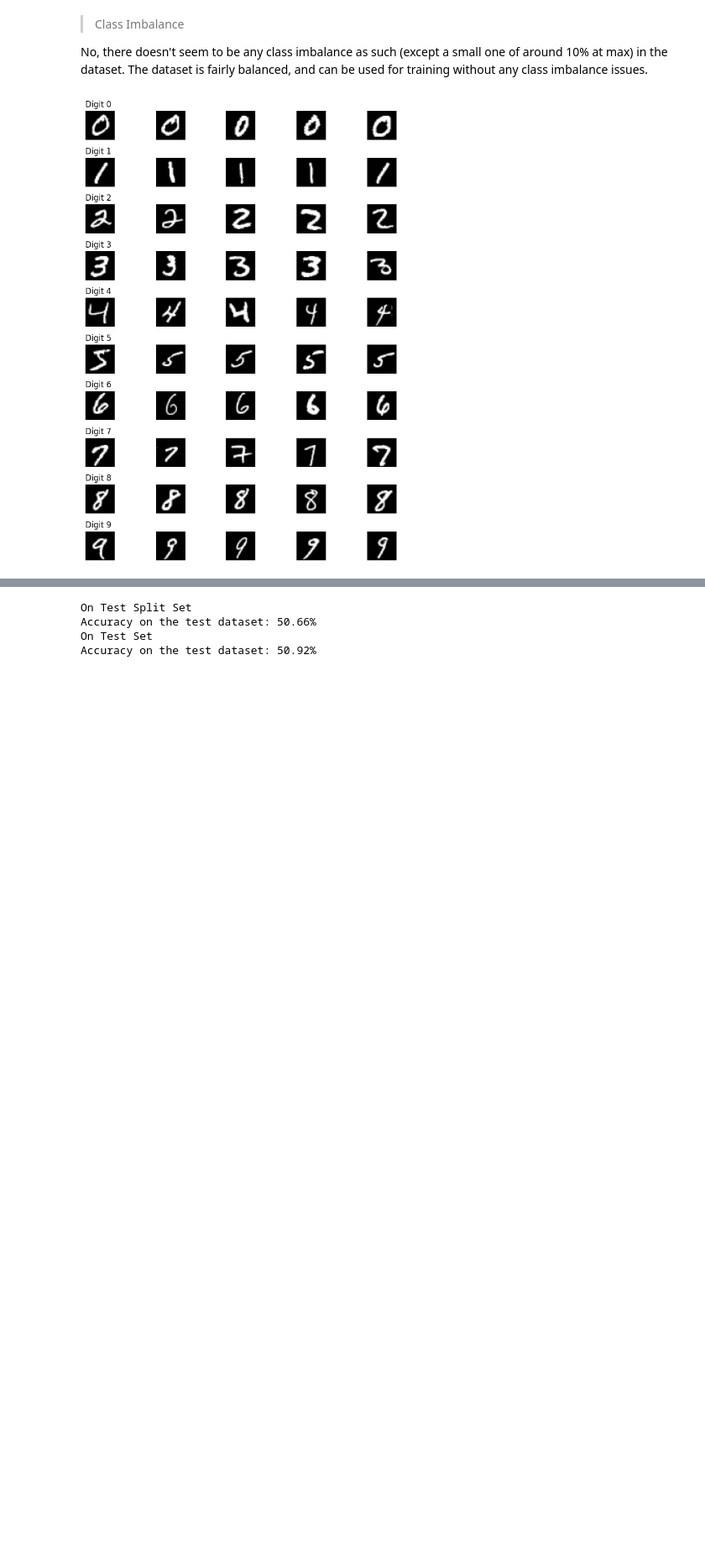
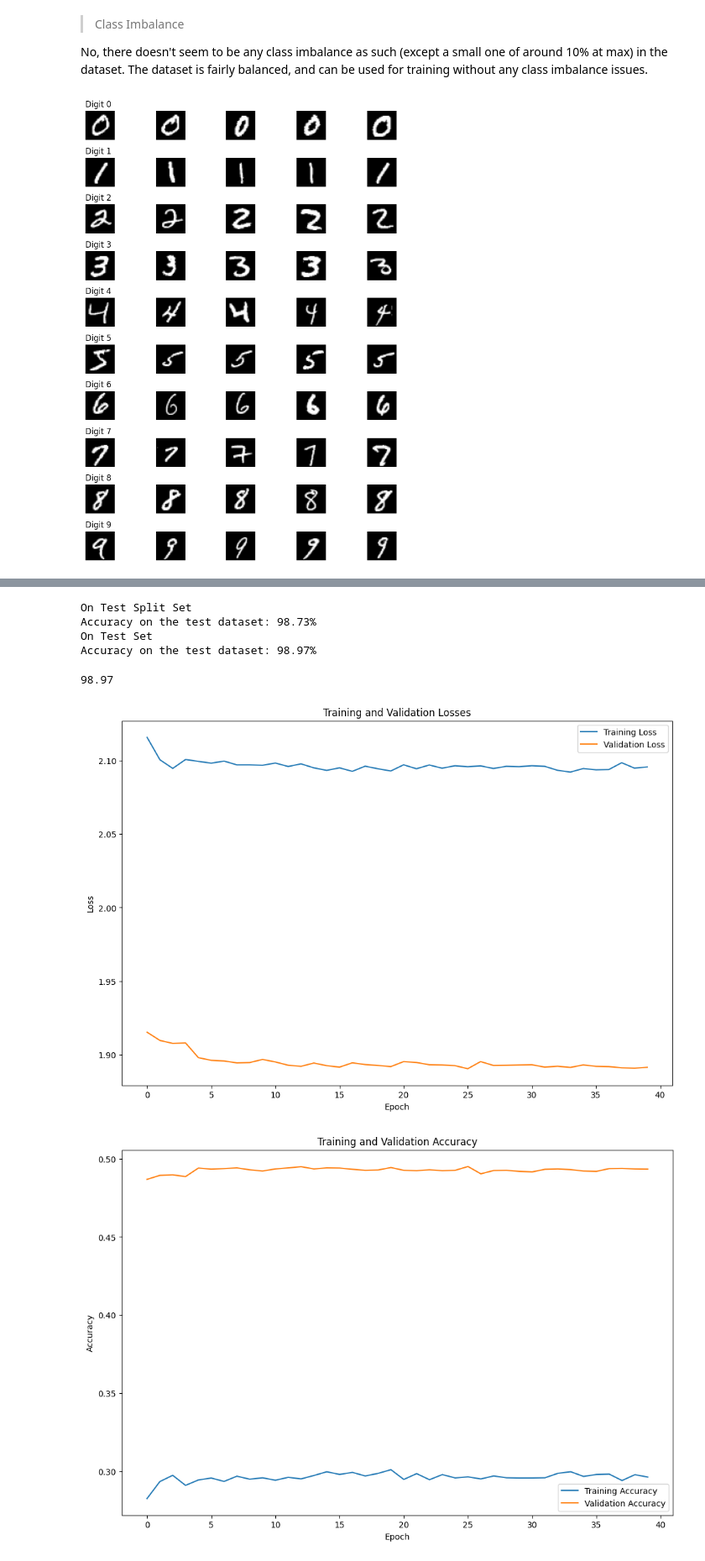
Before and after one commit to bhavberi/SMAI-Monsoon-23-24, a Jupyter notebook: 2021111013_assignment_3/4.ipynb, the cells around one changed output, grey strips where cells are left out. Shown at 84% size. Cells and saved outputs as stored; diff of their text form; code cells hidden in the pictures; blank space fills up the shorter version.

```diff
--- a/2021111013_assignment_3/4.ipynb
+++ b/2021111013_assignment_3/4.ipynb
@@ -31,6 +70,6 @@ device = torch.device("cuda:0" if torch.cuda.is_available() else "cpu")
 # %%
 class BaselineNet(nn.Module):
-    def __init__(self):
+    def __init__(self, dropout=0.5):
         super(BaselineNet, self).__init__()
         self.conv1 = nn.Conv2d(1, 16, 3)
         self.pool1 = nn.MaxPool2d(2, 2)
@@ -39,7 +78,7 @@ class BaselineNet(nn.Module):
         # self.fc1 = nn.Linear(64 * 5 * 5, 128)
         # self.fc2 = nn.Linear(128, 10)
         self.fc1 = nn.Linear(32 * 5 * 5, 10)
-        self.dropout = nn.Dropout(0.5)
+        self.dropout = nn.Dropout(dropout)
         self.softmax = nn.Softmax(dim=1)
 
     def forward(self, x):
@@ -51,5 +90,11 @@ class BaselineNet(nn.Module):
         # x = self.fc2(x)
         x = self.softmax(x)
         return x
+
+    def predict(self, x):
+        with torch.no_grad():
+            x = self.forward(x)
+            x = torch.argmax(x, dim=1)
+        return x
 # %%
 class Net1(nn.Module):
@@ -171,7 +234,7 @@ def visualize_feature_maps(model, layer_name, input_image):
     plt.tight_layout()
     plt.show()
 # %%
-def train(max_epochs, save_model=None, graph=False):
+def train(model, max_epochs, save_model=None, graph=False, wandb_log=False, print_every = 100):
     train_losses = []
     val_losses = []
     train_acc = []
@@ -203,7 +266,7 @@ def train(max_epochs, save_model=None, graph=False):
             no_test += len(labels)
             accuracy += (outputs.argmax(dim=1) == labels).float().sum().item()
 
-            if (i + 1) % 100 == 0:
+            if print_every and (i + 1) % print_every == 0:
                 print(f"Epoch {epoch + 1}, Batch {i + 1}, Loss: {running_loss / 100:.3f}")
                 running_loss = 0.0
 
@@ -228,9 +291,14 @@ def train(max_epochs, save_model=None, graph=False):
         val_losses.append(epoch_loss / len(val_loader))
         val_acc.append(accuracy / no_val)
 
-        print(f"Epoch {epoch + 1}, Train Loss: {train_losses[-1]:.3f}, Val Loss: {val_losses[-1]:.3f}, Accuracy: {val_acc[-1]:.3f}")
+        if print_every:
+            print(f"Epoch {epoch + 1}, Train Loss: {train_losses[-1]:.3f}, Val Loss: {val_losses[-1]:.3f}, Accuracy: {val_acc[-1]:.3f}")
 
-    print("Finished Training")
+        if wandb_log:
+            wandb.log({"epoch": epoch + 1, "train_loss": train_losses[-1], "val_loss": val_losses[-1], "train_acc": train_acc[-1], "val_acc": val_acc[-1]})
+
+    if print_every:
+        print("Finished Training")
 
     if save_model is not None:
         torch.save(model.state_dict(), save_model)
@@ -383,5 +504,5 @@ val_loader = Data.DataLoader(val_set, batch_size=batch_size, num_workers=num_wor
 test_loader = Data.DataLoader(test_set, batch_size=batch_size, num_workers=num_workers)
 test_loader1 = Data.DataLoader(test_dataset, batch_size=batch_size, num_workers=num_workers)
 # %%
-train_losses, val_losses, train_acc, val_acc = train(max_epochs, "../models/baseline_model_mnist.pth", graph=True)
+train_losses, val_losses, train_acc, val_acc = train(model, max_epochs, "../models/baseline_model_mnist.pth", graph=graphing)
 # %% [output]
@@ -407,11 +526,34 @@ Saved PyTorch Model State to ../models/baseline_model_mnist.pth
 # %%
 print("On Test Split Set")
-test(test_loader)
+test(model, test_loader)
 print("On Test Set")
-test(test_loader1)
+test(model, test_loader1)
 # %% [output]
 On Test Split Set
-Accuracy on the test dataset: 50.66%
+Accuracy on the test dataset: 98.73%
 On Test Set
-Accuracy on the test dataset: 50.92%
+Accuracy on the test dataset: 98.97%
+98.97
+# %%
+# Plot accuracy and loss
+plt.figure(figsize=(12, 8))
+plt.plot(train_losses, label='Training Loss')
+plt.plot(val_losses, label='Validation Loss')
+plt.xlabel('Epoch')
+plt.ylabel('Loss')
+plt.legend()
+plt.title('Training and Validation Losses')
+plt.show()
+
+plt.figure(figsize=(12, 8))
+plt.plot(train_acc, label='Training Accuracy')
+plt.plot(val_acc, label='Validation Accuracy')
+plt.xlabel('Epoch')
+plt.ylabel('Accuracy')
+plt.legend()
+plt.title('Training and Validation Accuracy')
+plt.show()
+# %% [output]
+[figure, added]
+[figure, added]
 # %%
```
Also changed, not shown: parts of 44 cells of this notebook.
